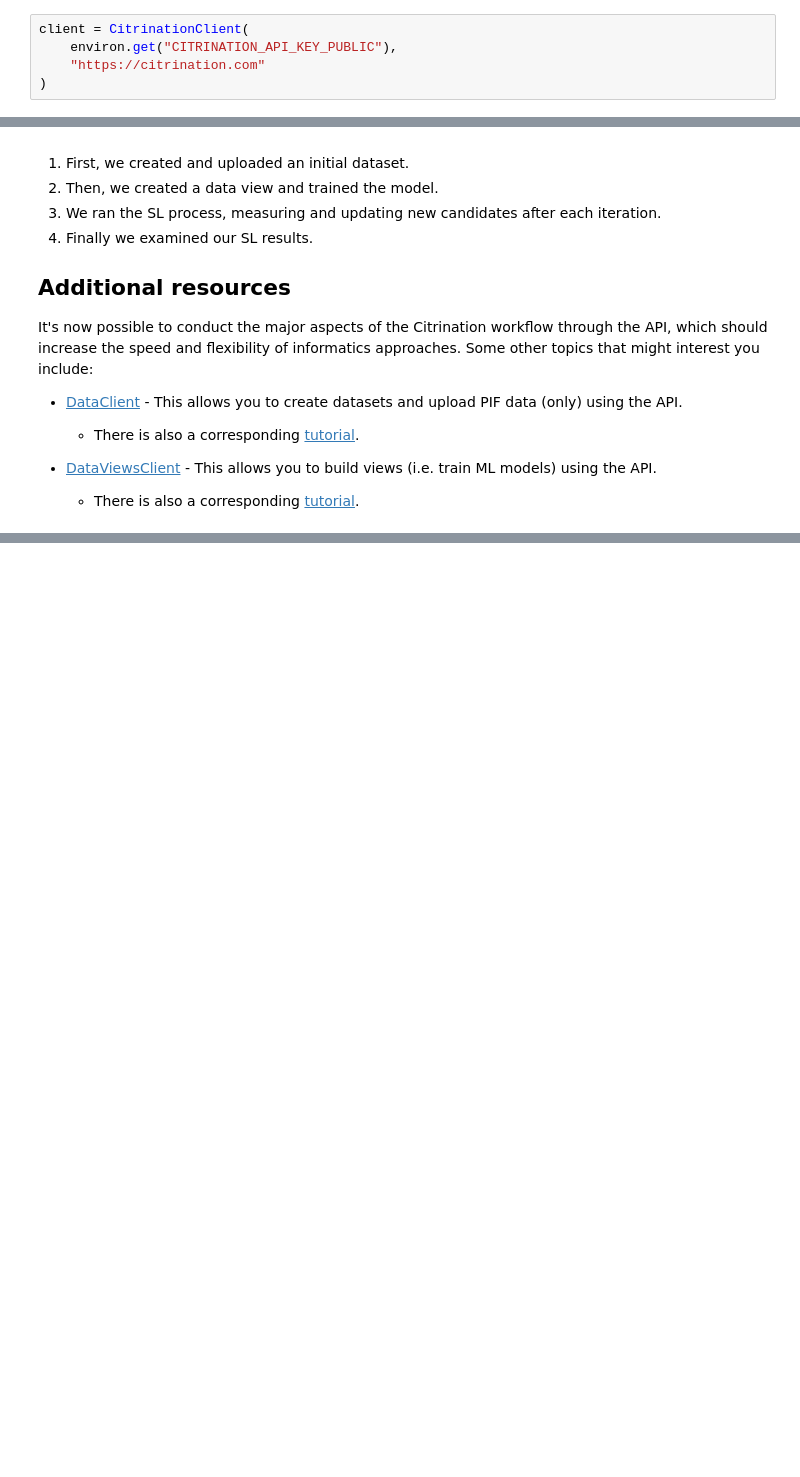
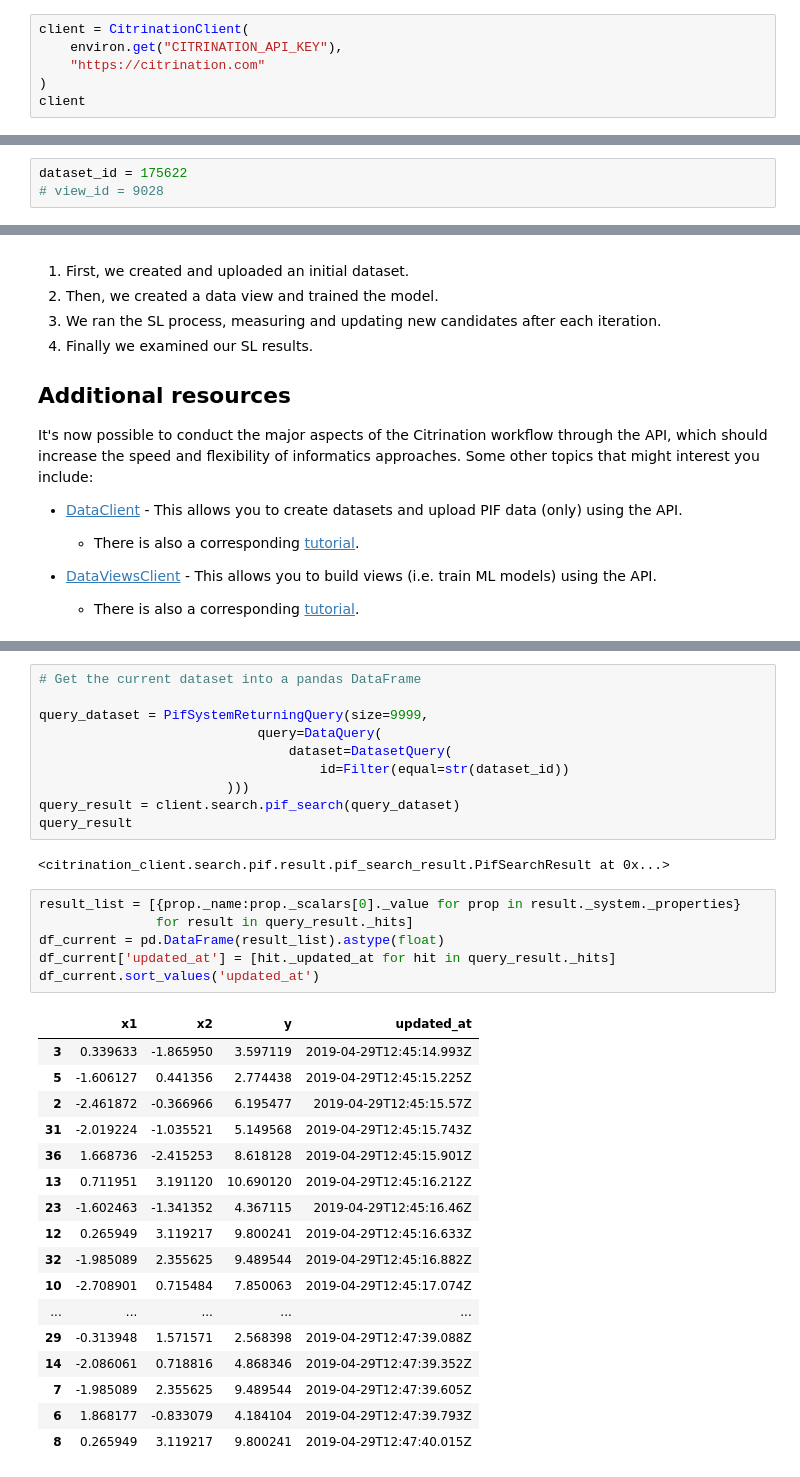
Before and after one commit to CitrineInformatics/community-tools, a Jupyter notebook: api_examples/4_sequential_learning_api_tutorial.ipynb, the cells around one changed output, grey strips where cells are left out. Cells and saved outputs as stored; diff of their text form; blank space fills up the shorter version.

```diff
--- a/api_examples/4_sequential_learning_api_tutorial.ipynb
+++ b/api_examples/4_sequential_learning_api_tutorial.ipynb
@@ -42,6 +48,7 @@ sns.set_style("whitegrid")
 Make sure to properly set your **environment variable** to hold your API key.
 # %%
 client = CitrinationClient(
-    environ.get("CITRINATION_API_KEY_PUBLIC"),
+    environ.get("CITRINATION_API_KEY"),
     "https://citrination.com"
 )
+client
@@ -112,0 +88,3 @@ If this is not your first time running this notebook, you can change the followi
+# %%
+dataset_id = 175622
+# view_id = 9028
@@ -190,0 +244,36 @@ It's now possible to conduct the major aspects of the Citrination workflow throu
+# %%
+# Get the current dataset into a pandas DataFrame
+
+query_dataset = PifSystemReturningQuery(size=9999,
+                            query=DataQuery(
+                                dataset=DatasetQuery(
+                                    id=Filter(equal=str(dataset_id))
+                        )))
+query_result = client.search.pif_search(query_dataset)
+query_result
+# %% [output]
+<citrination_client.search.pif.result.pif_search_result.PifSearchResult at 0x...>
+# %%
+result_list = [{prop._name:prop._scalars[0]._value for prop in result._system._properties}
+               for result in query_result._hits]
+df_current = pd.DataFrame(result_list).astype(float)
+df_current['updated_at'] = [hit._updated_at for hit in query_result._hits]
+df_current.sort_values('updated_at')
+# %% [output]
+|  | x1 | x2 | y | updated_at |
+| 3 | 0.339633 | -1.865950 | 3.597119 | 2019-04-29T12:45:14.993Z |
+| 5 | -1.606127 | 0.441356 | 2.774438 | 2019-04-29T12:45:15.225Z |
+| 2 | -2.461872 | -0.366966 | 6.195477 | 2019-04-29T12:45:15.57Z |
+| 31 | -2.019224 | -1.035521 | 5.149568 | 2019-04-29T12:45:15.743Z |
+| 36 | 1.668736 | -2.415253 | 8.618128 | 2019-04-29T12:45:15.901Z |
+| 13 | 0.711951 | 3.191120 | 10.690120 | 2019-04-29T12:45:16.212Z |
+| 23 | -1.602463 | -1.341352 | 4.367115 | 2019-04-29T12:45:16.46Z |
+| 12 | 0.265949 | 3.119217 | 9.800241 | 2019-04-29T12:45:16.633Z |
+| 32 | -1.985089 | 2.355625 | 9.489544 | 2019-04-29T12:45:16.882Z |
+| 10 | -2.708901 | 0.715484 | 7.850063 | 2019-04-29T12:45:17.074Z |
+| ... | ... | ... | ... | ... |
+| 29 | -0.313948 | 1.571571 | 2.568398 | 2019-04-29T12:47:39.088Z |
+| 14 | -2.086061 | 0.718816 | 4.868346 | 2019-04-29T12:47:39.352Z |
+| 7 | -1.985089 | 2.355625 | 9.489544 | 2019-04-29T12:47:39.605Z |
+| 6 | 1.868177 | -0.833079 | 4.184104 | 2019-04-29T12:47:39.793Z |
+| 8 | 0.265949 | 3.119217 | 9.800241 | 2019-04-29T12:47:40.015Z |
```
Also changed, not shown: parts of 27 cells of this notebook, 4 other files.
